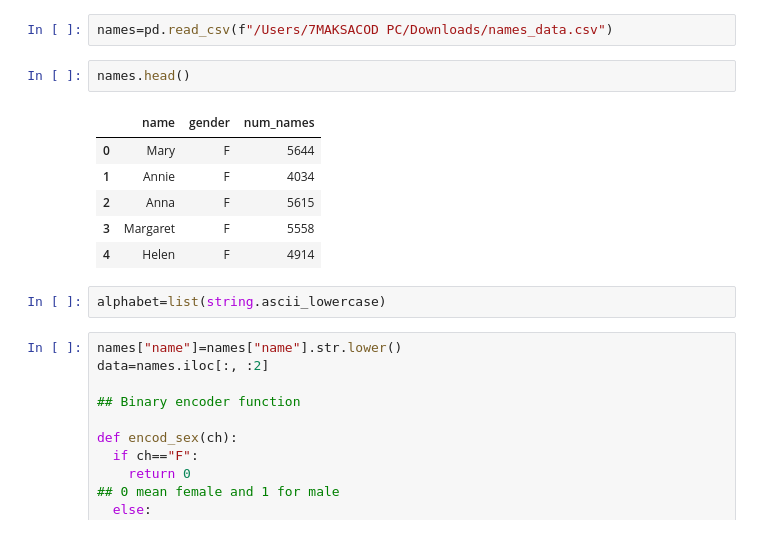
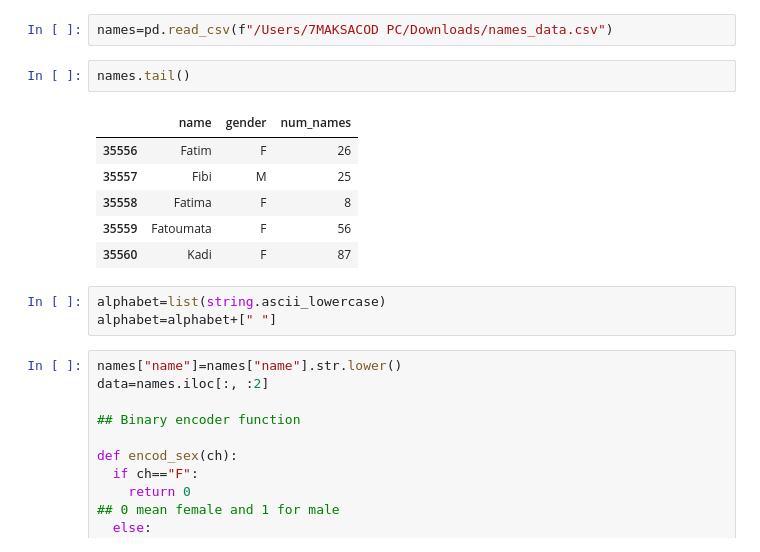
Before and after one commit to adiko225/Predict_sex, a Jupyter notebook: model_pred_sex.ipynb, the cells around one changed output. Drawn from its saved outputs; the diff is of its cells as text.

```diff
--- a/model_pred_sex.ipynb
+++ b/model_pred_sex.ipynb
@@ -13,16 +13,17 @@ import tensorflow as tf
 # %%
 names=pd.read_csv(f"/Users/7MAKSACOD PC/Downloads/names_data.csv")
 # %%
-names.head()
+names.tail()
 # %% [output]
 |  | name | gender | num_names |
-| 0 | Mary | F | 5644 |
-| 1 | Annie | F | 4034 |
-| 2 | Anna | F | 5615 |
-| 3 | Margaret | F | 5558 |
-| 4 | Helen | F | 4914 |
+| 35556 | Fatim | F | 26 |
+| 35557 | Fibi | M | 25 |
+| 35558 | Fatima | F | 8 |
+| 35559 | Fatoumata | F | 56 |
+| 35560 | Kadi | F | 87 |
 # %%
 alphabet=list(string.ascii_lowercase)
+alphabet=alphabet+[" "]
 # %%
 names["name"]=names["name"].str.lower()
 data=names.iloc[:, :2]
```
Also changed, not shown: parts of 24 cells of this notebook, 3 other files.
